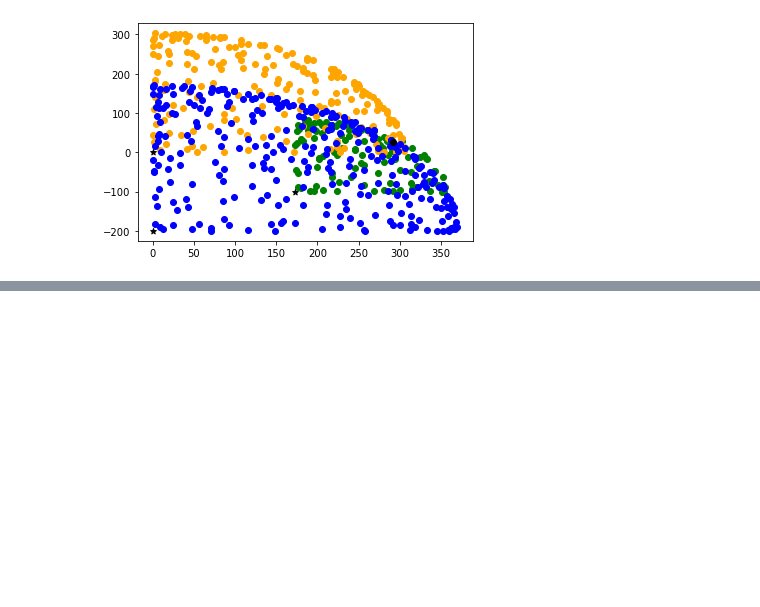
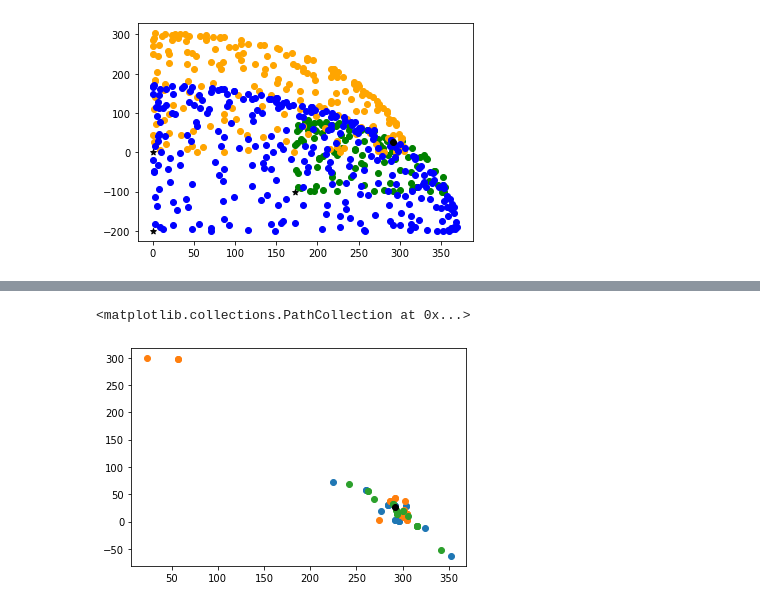
Before and after one commit to erikvcarlson/WingWatch, a Jupyter notebook: WingWatch_Test.ipynb, the cells around one changed output, grey strips where cells are left out. Saved outputs shown, nothing was run; the diff lists cells and outputs as text; code cells hidden in the pictures; blank space fills up the shorter version.

```diff
--- a/WingWatch_Test.ipynb
+++ b/WingWatch_Test.ipynb
@@ -164,0 +124,4 @@ pwd|
+# %%
+i = range(212)
+j = range(212)
+k = range(212)
@@ -164,0 +141,20 @@ pwd|
+# %%
+from WingWatch.Intersections import montecarlo,tritrioverlap
+
+count = 0
+sols = []
+for i in range(len(indices_TUR)):
+    for j in range(len(indices_BRR)):
+            tri_1 = points_for_tri_TUR[indices_TUR[i]]
+            tri_2 = points_for_tri_BRR[indices_BRR[j]]
+            test_sol_12 = tritrioverlap.triTriOverlapTest3d(tri_1[0], tri_1[1], tri_1[2], tri_2[0], tri_2[1], tri_2[2])
+            count = count +1
+            if test_sol_12 == 1:
+                for k in range(len(indices_SEL)):
+                    count = count + 1
+                    tri_3 = points_for_tri_SEL[indices_SEL[k]]
+                    test_sol_13 = tritrioverlap.triTriOverlapTest3d(tri_1[0], tri_1[1], tri_1[2], tri_3[0], tri_3[1], tri_3[2])
+                    test_sol_23 = tritrioverlap.triTriOverlapTest3d(tri_2[0], tri_2[1], tri_2[2], tri_3[0], tri_3[1], tri_3[2])
+                    if test_sol_13 == 1 and test_sol_23 == 1:
+                        print(i,j,k)
+                        sols.append([i,j,k])
@@ -164,0 +177,21 @@ pwd|
+# %%
+ans = np.row_stack((sols))
+TUR_points = list(set(ans[:,0]))
+BRR_points = list(set(ans[:,1]))
+SEL_points = list(set(ans[:,2]))
+# %%
+total_TUR_points = np.row_stack(points_for_tri_TUR[indices_TUR[TUR_points]])
+total_BRR_points = np.row_stack(points_for_tri_BRR[indices_BRR[BRR_points]])
+total_SEL_points = np.row_stack(points_for_tri_SEL[indices_SEL[SEL_points]])
+# %%
+plt.scatter(total_TUR_points[:,0],total_TUR_points[:,1])
+plt.scatter(total_BRR_points[:,0],total_BRR_points[:,1])
+plt.scatter(total_SEL_points[:,0],total_SEL_points[:,1])
+
+overlap_for_convex = np.row_stack([total_TUR_points,total_BRR_points, total_SEL_points])
+
+
+plt.scatter(292,26,color="black",label='GPS Detection')
+# %% [output]
+<matplotlib.collections.PathCollection at 0x...>
+[figure, added]
```
Also changed, not shown: parts of 31 cells of this notebook, 3 other files.
